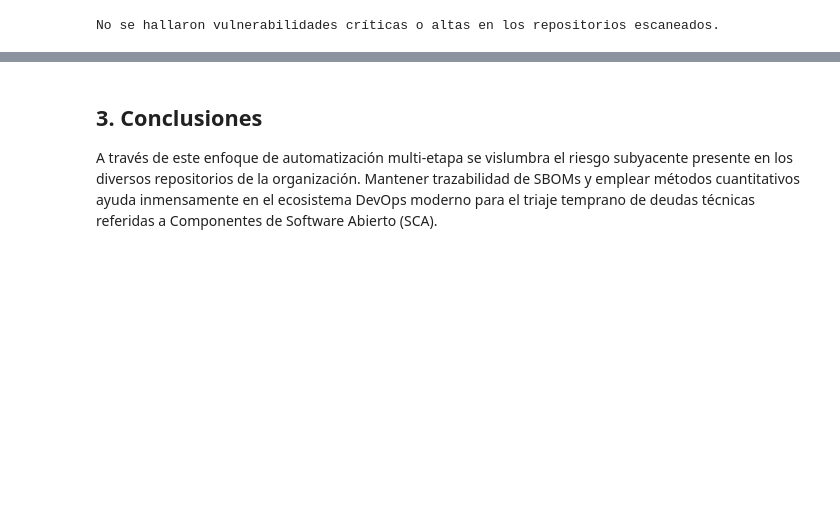
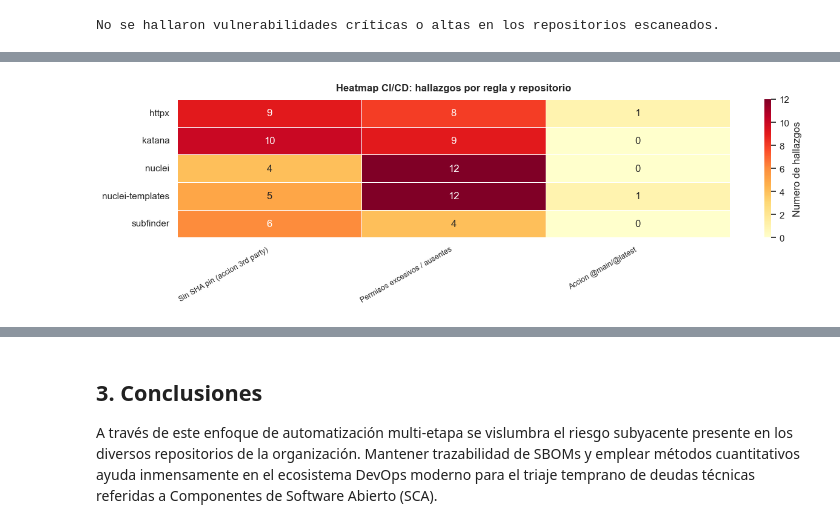
Before and after one commit to VivianaCastro2002/ING.Datos-tarea4, a Jupyter notebook: nbs/analisis_cuantitativo.ipynb, the cells around one changed output, grey strips where cells are left out. Saved outputs shown, nothing was run; the diff lists cells and outputs as text; code cells hidden in the pictures; blank space fills up the shorter version.

```diff
--- a/nbs/analisis_cuantitativo.ipynb
+++ b/nbs/analisis_cuantitativo.ipynb
@@ -141,0 +281,31 @@ No se hallaron vulnerabilidades críticas o altas en los repositorios escaneados
+# %%
+import seaborn as sns
+
+# Tabla pivote: repositorio x regla
+pivot_reglas = (
+    df_hallazgos_cicd
+    .groupby(['repositorio', 'regla'])
+    .size()
+    .unstack(fill_value=0)
+)
+pivot_reglas = pivot_reglas.rename(columns=LABELS_REGLAS)
+
+fig, ax = plt.subplots(figsize=(13, 4))
+sns.heatmap(
+    pivot_reglas,
+    annot=True,
+    fmt='d',
+    cmap='YlOrRd',
+    linewidths=0.4,
+    linecolor='white',
+    ax=ax,
+    cbar_kws={'label': 'Numero de hallazgos'},
+)
+ax.set_title('Heatmap CI/CD: hallazgos por regla y repositorio', fontweight='bold', pad=10)
+ax.set_xlabel('')
+ax.set_ylabel('')
+ax.set_xticklabels(ax.get_xticklabels(), rotation=30, ha='right', fontsize=9)
+plt.tight_layout()
+plt.show()
+# %% [output]
+[figure, added]
```
Also changed, not shown: parts of 11 cells of this notebook, 6 other files.
